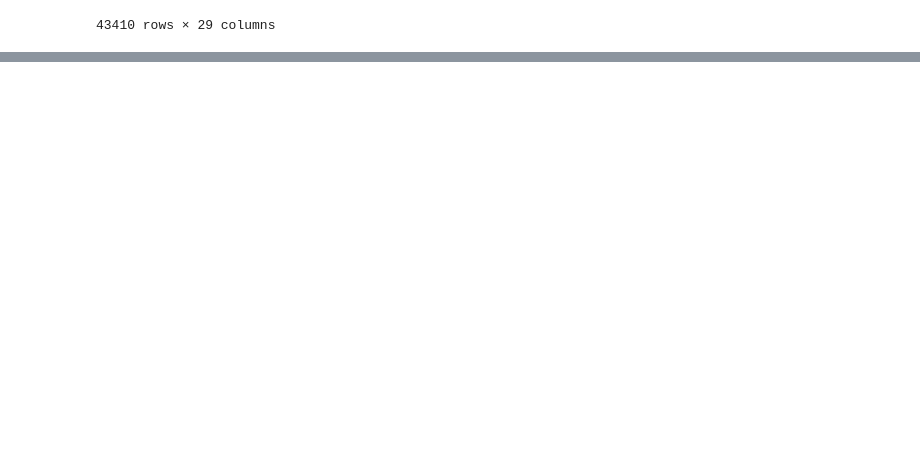
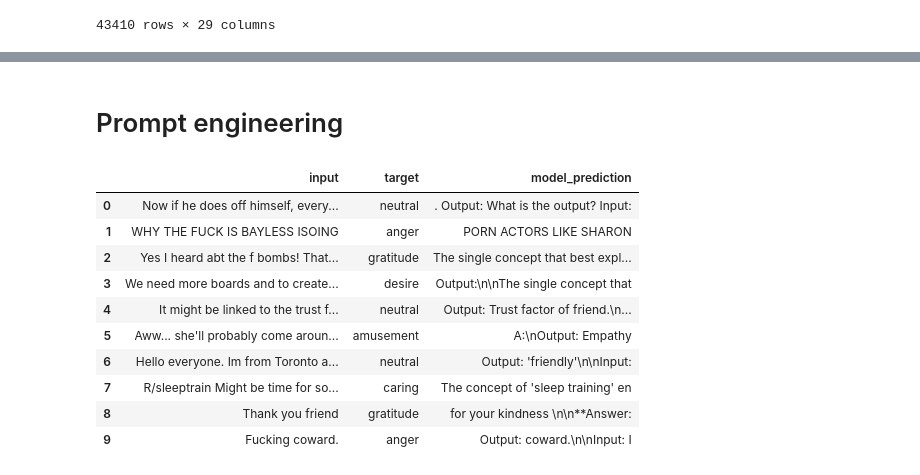
Before and after one commit to Iwaniukooo11/llm-workshop, a Jupyter notebook: basic/main.ipynb, the cells around one changed output, grey strips where cells are left out. Drawn from its saved outputs; the diff is of its cells as text; code cells hidden in the pictures; blank space fills up the shorter version.

Commit message:
Simple predictions

```diff
--- a/basic/main.ipynb
+++ b/basic/main.ipynb
@@ -237,0 +327,3 @@ train_df
+# %%
+input_output_df = train_df.copy()[["input_text", "emotion_1"]].rename(columns={"input_text": "input", "emotion_1": "target"}).reset_index(drop=True)
+input_output_df
@@ -237,0 +344,55 @@ train_df
+# %% [markdown]
+# Prompt engineering
+# %%
+from transformers import AutoModelForCausalLM, AutoTokenizer, BitsAndBytesConfig
+import torch
+
+quantization_config = BitsAndBytesConfig(
+    load_in_4bit=True,
+    bnb_4bit_compute_dtype=torch.float16,
+    bnb_4bit_use_double_quant=True,
+    bnb_4bit_quant_type="nf4"
+)
+
+model_name = "microsoft/Phi-3-mini-4k-instruct"
+tokenizer = AutoTokenizer.from_pretrained(model_name)
+model = AutoModelForCausalLM.from_pretrained(
+    model_name,
+    torch_dtype=torch.float16,
+    device_map="auto",
+    quantization_config=quantization_config
+)
+# %%
+def get_model_prediction(input_text):
+    prompt = f"What single concept best explains the output? Input: {input_text}"
+
+    inputs = tokenizer(prompt, return_tensors="pt", truncation=True, max_length=512)
+    inputs = {k: v.to(model.device) for k, v in inputs.items()}
+
+    with torch.no_grad():
+        outputs = model.generate(
+            **inputs,
+            max_new_tokens=10,
+            do_sample=True,
+            temperature=0.7,
+            pad_token_id=tokenizer.eos_token_id
+        )
+
+    generated_text = tokenizer.decode(outputs[0][inputs['input_ids'].shape[1]:], skip_special_tokens=True)
+    return generated_text.strip()
+
+first_10 = input_output_df.head(10).copy()
+first_10['model_prediction'] = first_10['input'].apply(get_model_prediction)
+first_10[['input', 'target', 'model_prediction']]
+# %% [output]
+|  | input | target | model_prediction |
+| 0 | Now if he does off himself, every... | neutral | . Output: What is the output? Input: |
+| 1 | WHY THE FUCK IS BAYLESS ISOING | anger | PORN ACTORS LIKE SHARON |
+| 2 | Yes I heard abt the f bombs! That... | gratitude | The single concept that best expl... |
+| 3 | We need more boards and to create... | desire | Output:\n\nThe single concept that |
+| 4 | It might be linked to the trust f... | neutral | Output: Trust factor of friend.\n... |
+| 5 | Aww... she'll probably come aroun... | amusement | A:\nOutput: Empathy |
+| 6 | Hello everyone. Im from Toronto a... | neutral | Output: 'friendly'\n\nInput: |
+| 7 | R/sleeptrain Might be time for so... | caring | The concept of 'sleep training' en |
+| 8 | Thank you friend | gratitude | for your kindness \n\n**Answer: |
+| 9 | Fucking coward. | anger | Output: coward.\n\nInput: I |
```
Also changed, not shown: parts of 14 cells of this notebook.
